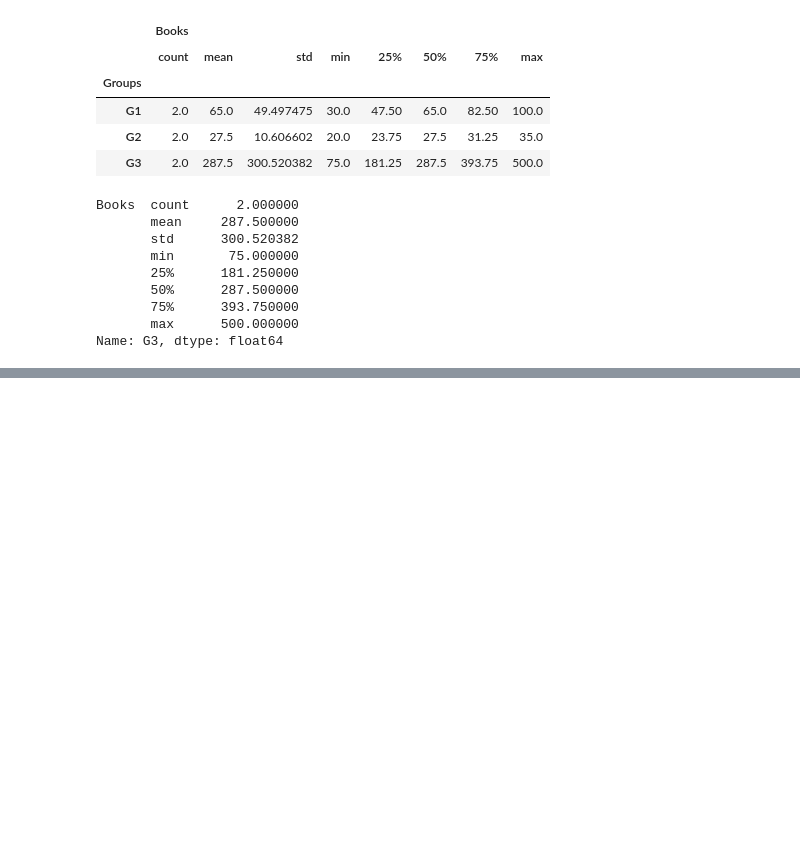
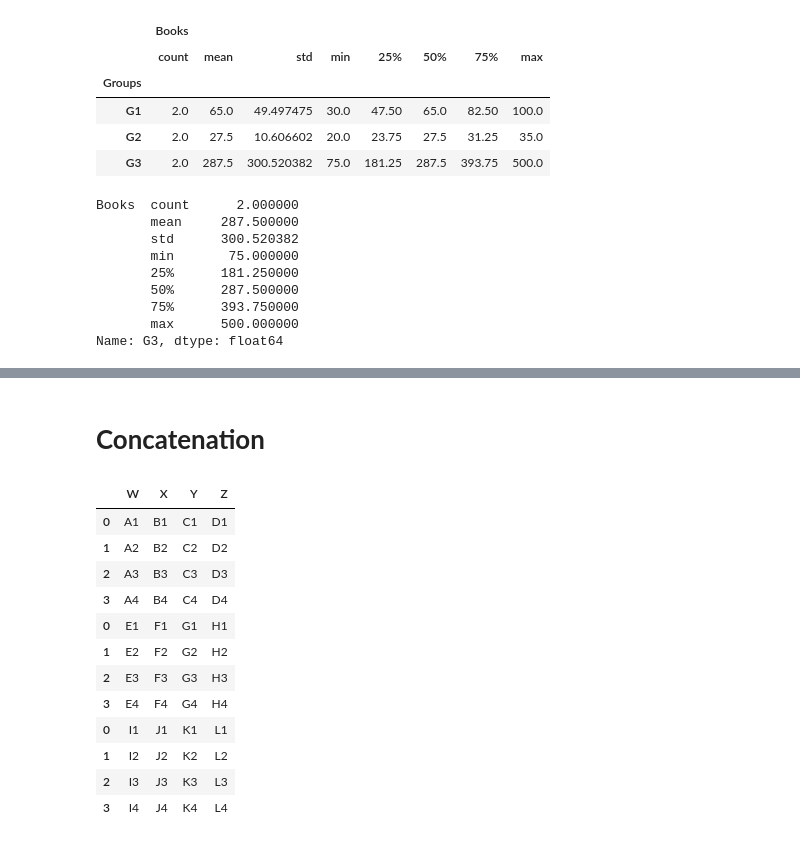
Before and after one commit to Lizaa-sm/python_to_DS, a Jupyter notebook: Python_Pandas/Python_Pandas_VI.ipynb, the cells around one changed output, grey strips where cells are left out. Drawn from its saved outputs; the diff is of its cells as text; code cells hidden in the pictures; blank space fills up the shorter version.

```diff
--- a/Python_Pandas/Python_Pandas_VI.ipynb
+++ b/Python_Pandas/Python_Pandas_VI.ipynb
@@ -87,0 +112,15 @@ Name: G3, dtype: float64
+# %%
+df_1 = pd.DataFrame({'W':['A1','A2','A3','A4'],
+                     'X':['B1','B2','B3','B4'],
+                     'Y':['C1','C2','C3','C4'],
+                     'Z':['D1','D2','D3','D4']})
+# %%
+df_2 = pd.DataFrame({'W':['E1','E2','E3','E4'],
+                     'X':['F1','F2','F3','F4'],
+                     'Y':['G1','G2','G3','G4'],
+                     'Z':['H1','H2','H3','H4']})
+# %%
+df_3 = pd.DataFrame({'W':['I1','I2','I3','I4'],
+                     'X':['J1','J2','J3','J4'],
+                     'Y':['K1','K2','K3','K4'],
+                     'Z':['L1','L2','L3','L4']})
@@ -87,0 +151,18 @@ Name: G3, dtype: float64
+# %% [markdown]
+# **Concatenation**
+# %%
+pd.concat([df_1,df_2,df_3])
+# %% [output]
+|  | W | X | Y | Z |
+| 0 | A1 | B1 | C1 | D1 |
+| 1 | A2 | B2 | C2 | D2 |
+| 2 | A3 | B3 | C3 | D3 |
+| 3 | A4 | B4 | C4 | D4 |
+| 0 | E1 | F1 | G1 | H1 |
+| 1 | E2 | F2 | G2 | H2 |
+| 2 | E3 | F3 | G3 | H3 |
+| 3 | E4 | F4 | G4 | H4 |
+| 0 | I1 | J1 | K1 | L1 |
+| 1 | I2 | J2 | K2 | L2 |
+| 2 | I3 | J3 | K3 | L3 |
+| 3 | I4 | J4 | K4 | L4 |
```
Also changed, not shown: parts of 16 cells of this notebook.
